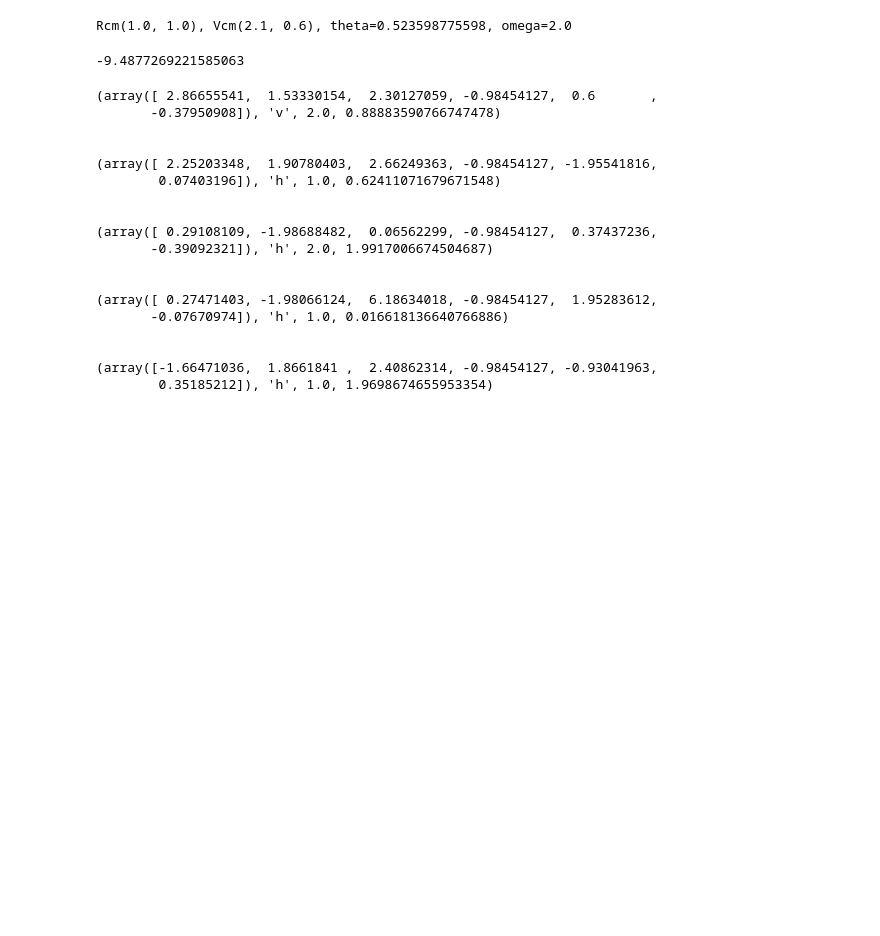
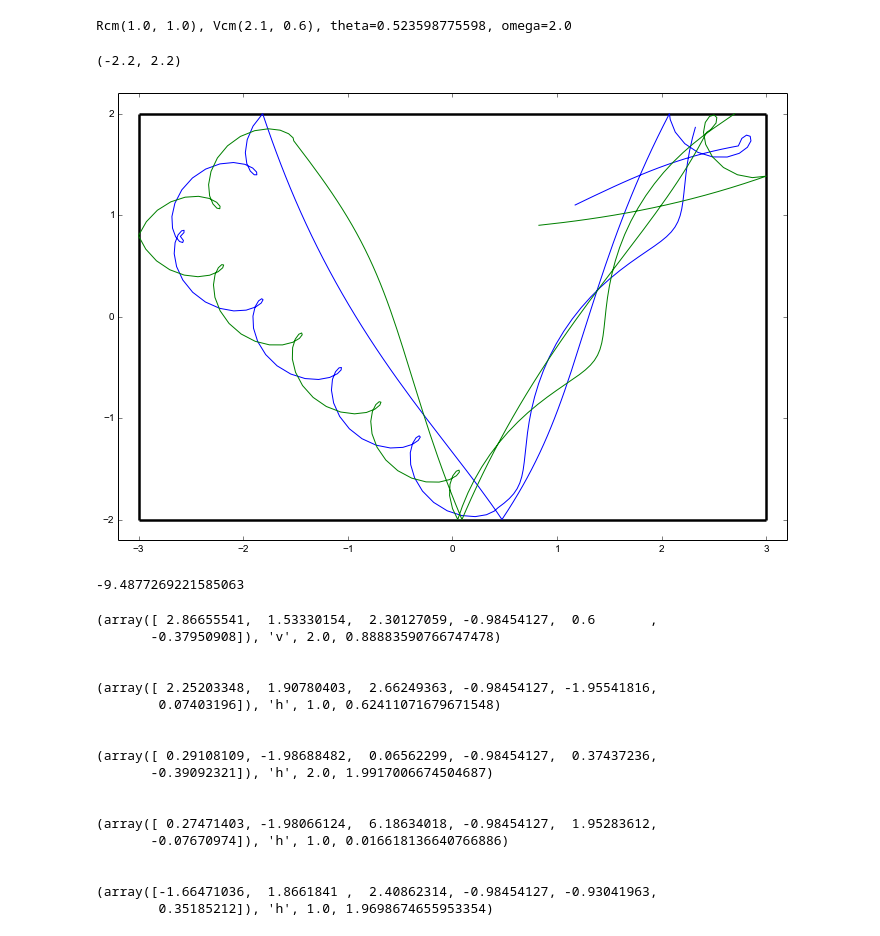
Before and after one commit to dpsanders/dumbbell, a Jupyter notebook: Pruebas con Python.ipynb, the cells around one changed output. Drawn from its saved outputs; the diff is of its cells as text; code cells hidden in the pictures; blank space fills up the shorter version.

```diff
--- a/Pruebas con Python.ipynb
+++ b/Pruebas con Python.ipynb
@@ -9,6 +13,19 @@ manc = Mc()
 manc
 # %% [output]
 Rcm(1.0, 1.0), Vcm(2.1, 0.6), theta=0.523598775598, omega=2.0
+# %%
+manc.reset()
+times, p1, p2 = manc.positions(12)
+# %%
+plt.figure(figsize=(12,8))
+plt.plot(p1[:,0], p1[:,1])
+plt.plot(p2[:,0], p2[:,1])
+plt.hlines([-2,2], -3, 3, lw=2.5)
+plt.vlines([-3,3], -2, 2, lw=2.5)
+plt.xlim(-3.2,3.2); plt.ylim(-2.2, 2.2)
+# %% [output]
+(-2.2, 2.2)
+[figure, added]
 # %%
 manc.reset()
 manc.collision()
```
Also changed, not shown: parts of 4 cells of this notebook, 9 other files.
